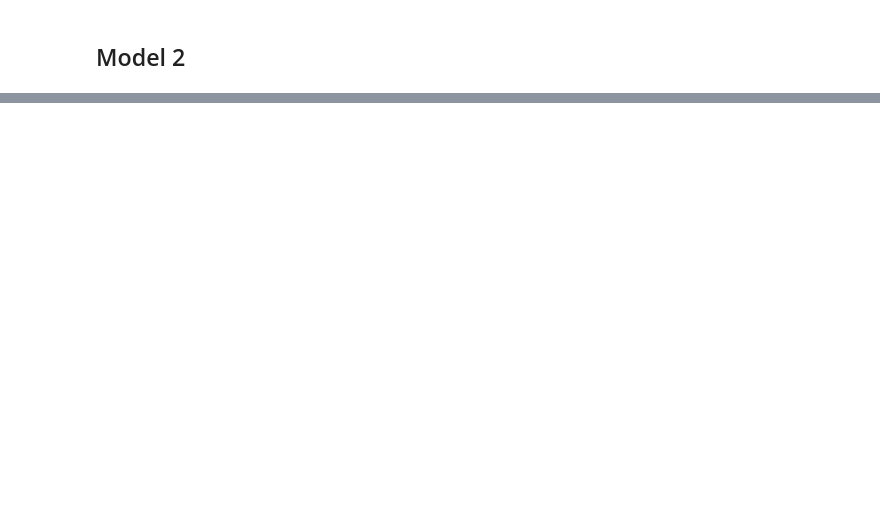
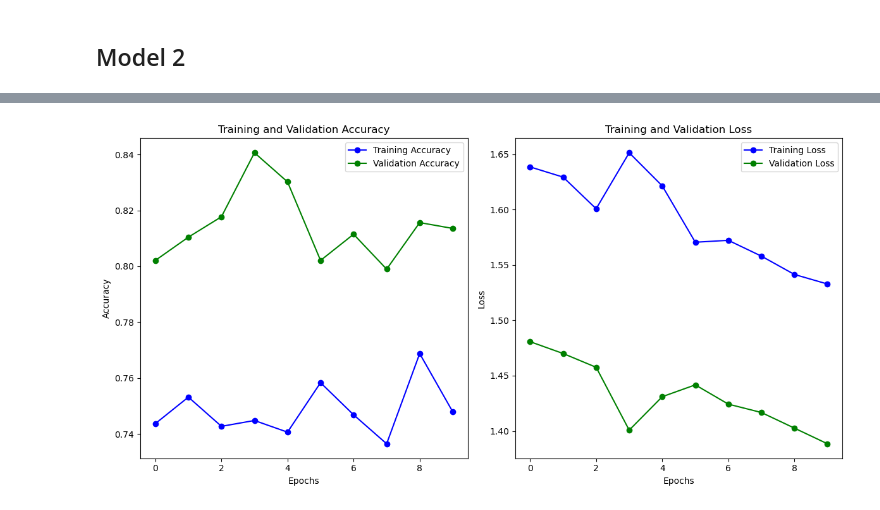
Before and after one commit to OscarNieto113/DeepLearning, a Jupyter notebook: GarbageClassification.ipynb, the cells around one changed output, grey strips where cells are left out. Cells and saved outputs as stored; diff of their text form; code cells hidden in the pictures; blank space fills up the shorter version.

```diff
--- a/GarbageClassification.ipynb
+++ b/GarbageClassification.ipynb
@@ -194,19 +247,18 @@ conv_base = VGG16(weights='imagenet',
                  include_top=False,
                  input_shape=(300, 300, 3))
 
-conv_base.trainable = False
-
 model2 = models.Sequential()
 model2.add(conv_base)
 model2.add(layers.Flatten())
-model2.add(layers.Dense(256, activation='relu', kernel_regularizer=regularizers.l2(0.001)))
+model2.add(layers.Dense(256, activation='relu', kernel_regularizer=regularizers.l2(0.01)))
 model2.add(layers.Dropout(0.5))
-model2.add(layers.Dense(128, activation='relu'))
 model2.add(layers.Dense(6, activation='softmax'))
+
+conv_base.trainable = False
 
 model2.summary()
 
 model2.compile(loss='categorical_crossentropy',
-                      optimizer=optimizers.RMSprop(learning_rate=1e-5),
+                      optimizer=optimizers.RMSprop(learning_rate=2e-5),
                       metrics=['accuracy'])
 # %% [output]
@@ -229,9 +283,9 @@ Non-trainable params: 14714688 (56.13 MB)
 _________________________________________________________________
 # %%
 history2 = model2.fit(train_generator,
-				steps_per_epoch = 30,
+				steps_per_epoch = 60,
 				epochs = 50,
 				validation_data = validation_generator,
-				validation_steps = 25)
+				validation_steps = 60)
 # %% [output]
 Epoch 1/50
@@ -254,7 +308,7 @@ Epoch 50/50
 # %%
 history2 = model2.fit(train_generator,
-				steps_per_epoch = 30,
-				epochs = 50,
+				steps_per_epoch = 60,
+				epochs = 10,
 				validation_data = validation_generator,
-				validation_steps = 25)
+				validation_steps = 60)
 # %% [output]
@@ -278,0 +339,4 @@ KeyboardInterrupt:
+# %%
+plot_training_history(history2)
+# %% [output]
+[figure, added]
```
Also changed, not shown: parts of 16 cells of this notebook.
